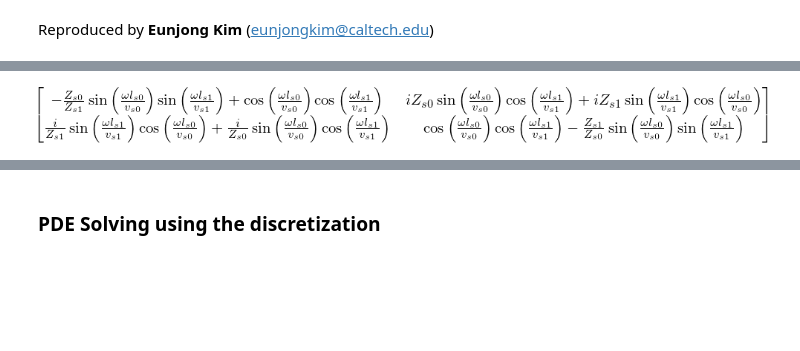
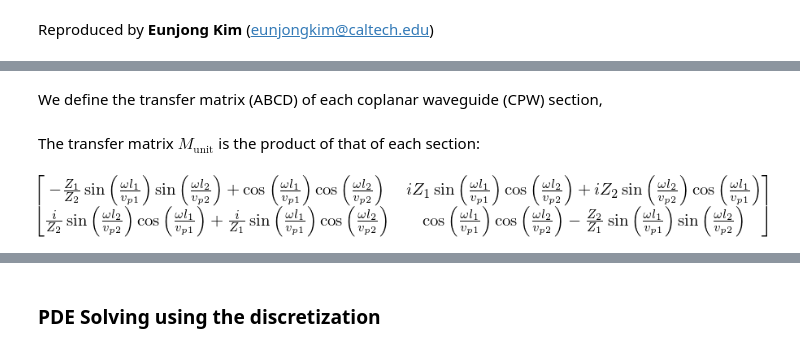
Before and after one commit to eunjongkim/reproduced-papers, a Jupyter notebook: Reproduce-Nat-Phys-advance-online-publication.ipynb, the cells around one changed output, grey strips where cells are left out. Saved outputs shown, nothing was run; the diff lists cells and outputs as text; code cells hidden in the pictures; blank space fills up the shorter version.

```diff
--- a/Reproduce-Nat-Phys-advance-online-publication.ipynb
+++ b/Reproduce-Nat-Phys-advance-online-publication.ipynb
@@ -18,16 +35,13 @@ omega = sp.Symbol(r'\omega')
 k = sp.Symbol(r'k')
 d = sp.Symbol(r'd')
 # %%
-# Number of sections in a unit cell
-M = 2
-
 # Define a list of phase velocity, characteristic impedance,
 # and length of each section of the unit cell
-v = []; Z = []; l = [];
-for idx in range(M):
-    v.append(sp.Symbol(r'v_{s%d}' % idx))
-    Z.append(sp.Symbol(r'Z_{s%d}' % idx))
-    l.append(sp.Symbol(r'l_{s%d}' % idx))
+v = [sp.Symbol(r'v_{p1}'), sp.Symbol(r'v_{p2}')]
+Z = [sp.Symbol(r'Z_{1}'), sp.Symbol(r'Z_{2}')]
+l = [sp.Symbol(r'l_{1}'), sp.Symbol(r'l_{2}')]
+# %% [markdown]
+We define the transfer matrix (ABCD) of each coplanar waveguide (CPW) section,
 # %%
 def CPW_ABCD(omega, idx):
     """
@@ -45,8 +59,10 @@ def CPW_ABCD(omega, idx):
 #    C = - sp.I * gamma / (omega-omega_a) / Z0
 #    D =
 #    return sp.Matrix([[A, B], [C, D]])
+# %% [markdown]
+The transfer matrix $M_\textrm{unit}$ is the product of that of each section:
 # %%
-M = CPW_ABCD(omega, 0) * CPW_ABCD(omega, 1)
-M
+M_unit = CPW_ABCD(omega, 0) * CPW_ABCD(omega, 1)
+M_unit
 # %% [output]
-[figure, old version]
+[figure, new version]
```
Also changed, not shown: parts of 40 cells of this notebook.
